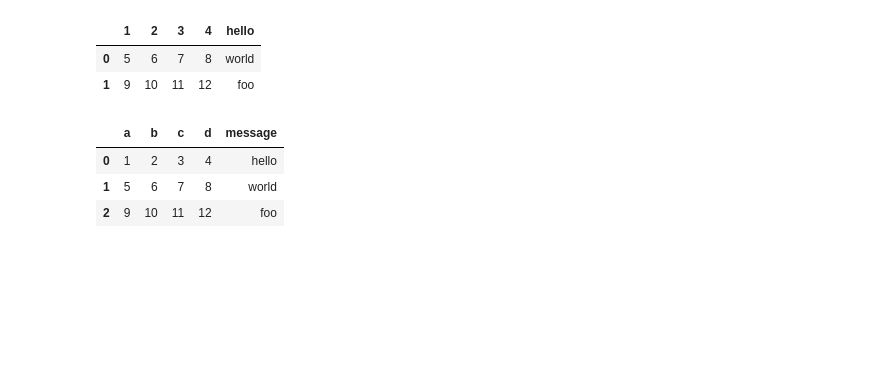
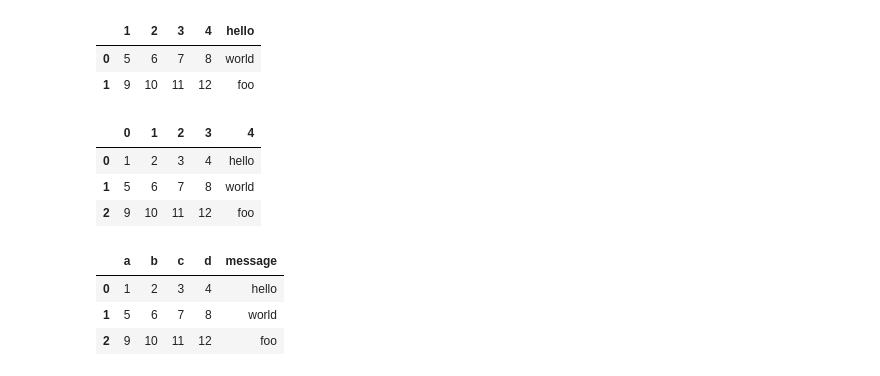
Before and after one commit to jjjjunn/Python-for-DA, a Jupyter notebook: 03_Data_read_storage.ipynb, the cells around one changed output. Drawn from its saved outputs; the diff is of its cells as text; code cells hidden in the pictures; blank space fills up the shorter version.

```diff
--- a/03_Data_read_storage.ipynb
+++ b/03_Data_read_storage.ipynb
@@ -77,4 +93,11 @@ pd.read_csv(path + 'ex2.csv')
 |  | 1 | 2 | 3 | 4 | hello |
 | 0 | 5 | 6 | 7 | 8 | world |
 | 1 | 9 | 10 | 11 | 12 | foo |
+# %%
+pd.read_csv(path + 'ex2.csv', header=None)
+# %% [output]
+|  | 0 | 1 | 2 | 3 | 4 |
+| 0 | 1 | 2 | 3 | 4 | hello |
+| 1 | 5 | 6 | 7 | 8 | world |
+| 2 | 9 | 10 | 11 | 12 | foo |
 # %%
```
Also changed, not shown: parts of 73 cells of this notebook.
